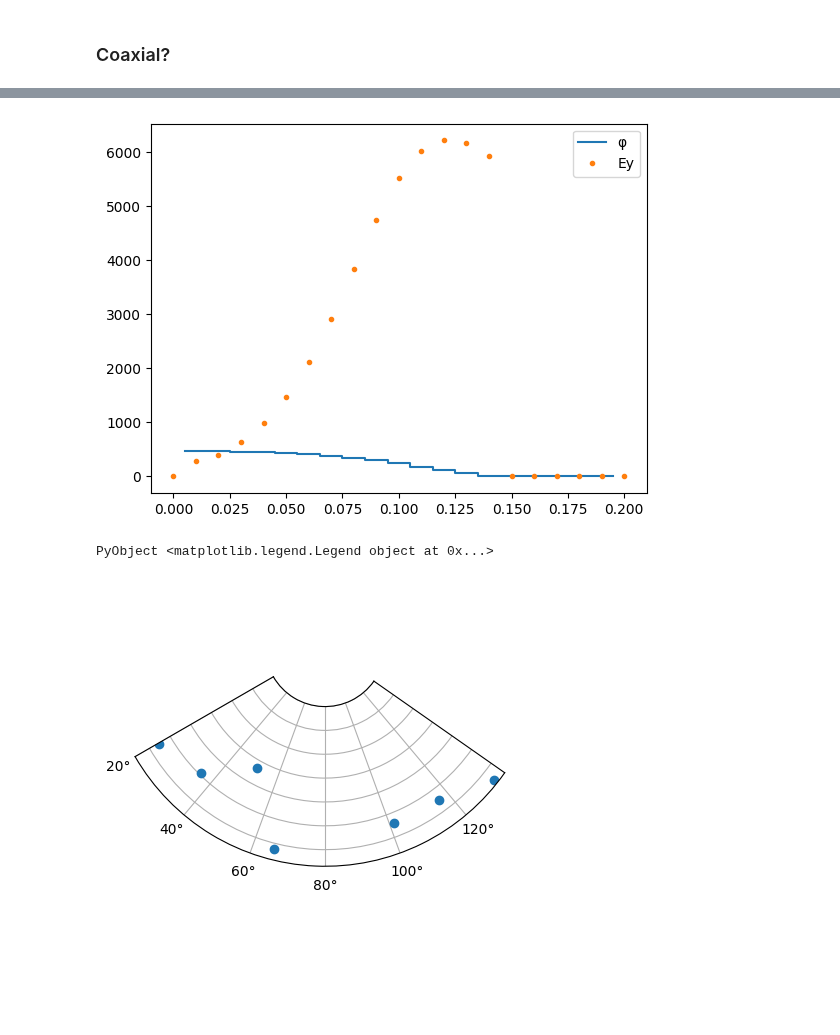
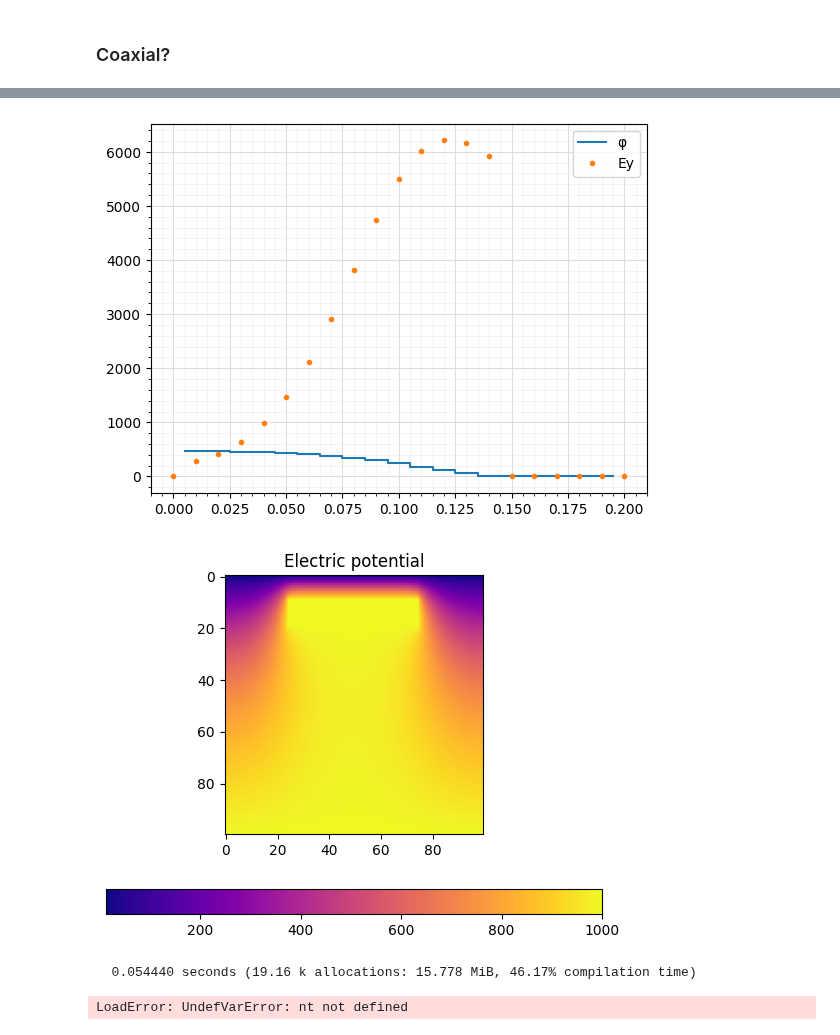
Before and after one commit to bchaber/pole, a Jupyter notebook: PoissonEquation.ipynb, the cells around one changed output, grey strips where cells are left out. Saved outputs shown, nothing was run; the diff lists cells and outputs as text; code cells hidden in the pictures; blank space fills up the shorter version.

```diff
--- a/PoissonEquation.ipynb
+++ b/PoissonEquation.ipynb
@@ -385,23 +388,48 @@ nothing
 # %%
+#figure(dpi=150)
 step(yc, φ[25, :])
 plot(yf, [-e[2] for e in E[25,:]], ".")
 legend(("φ", "Ey"))
+ax = gca()
+ax.grid(which="major", color="#DDDDDD", linewidth=0.8)
+ax.grid(which="minor", color="#EEEEEE", linestyle="-", linewidth=0.5)
+ax.minorticks_on()
 # %% [output]
 [figure]
-PyObject <matplotlib.legend.Legend object at 0x...>
-# %%
-fig = figure()
-ax = fig.add_subplot(projection="polar")
-theta = 0:10:180
-r = rand(length(theta)) .+ 0.5
-
-ax.scatter(theta, r)
-
-ax.set_rorigin(-0.5)
-ax.set_theta_zero_location("W", offset=10)
-ax.set_yticklabels([])
-ax.set_thetamin(20)
-ax.set_thetamax(135)
-ax.set_axisbelow(true)
-# %% [output]
-[figure, removed]
+# %%
+include("linear_solver.jl")
+include("linear_solver2.jl")
+h  = 0.02π
+θf = 0π:h:2.001π
+rf = 1π:h:3π
+θc = 0.5 .* θf[1:end-1] .+
+     0.5 .* θf[2:end]
+rc = 0.5 .* rf[1:end-1] .+
+     0.5 .* rf[2:end]
+nθ = length(θc)
+nr = length(rc)
+θθ = repeat(θc,   1, nr)
+rr = repeat(rc', nθ,  1)
+
+ρ = zeros(nθ, nr)
+gnd = DirichletBC(0.)
+dbc  = DirichletBC(1000.)
+bc = NeumannBC()
+ps = LinearSolver(θf, rf, left=bc, right=bc, upper=dbc, lower=gnd)
+ps.A .= 0.
+ps.b .= 0.
+polar!(ps, rc)
+cylindrical!(ps, rc)
+@inbounds for i=25:75, j=10:20 fixed!(ps, dbc.value, i, j) end
+@time it = solve!(ps, reshape(ρ,:))
+φ  = solution(ps)
+imshow(φ', cmap="plasma"); colorbar(orientation="horizontal")
+title("Electric potential")
+nothing
+# %% [output]
+[figure, added]
+  0.054440 seconds (19.16 k allocations: 15.778 MiB, 46.17% compilation time)
+# %%
+nr, nt
+# %% [output]
+LoadError: UndefVarError: nt not defined
```
Also changed, not shown: parts of 15 cells of this notebook, 1 other file.
